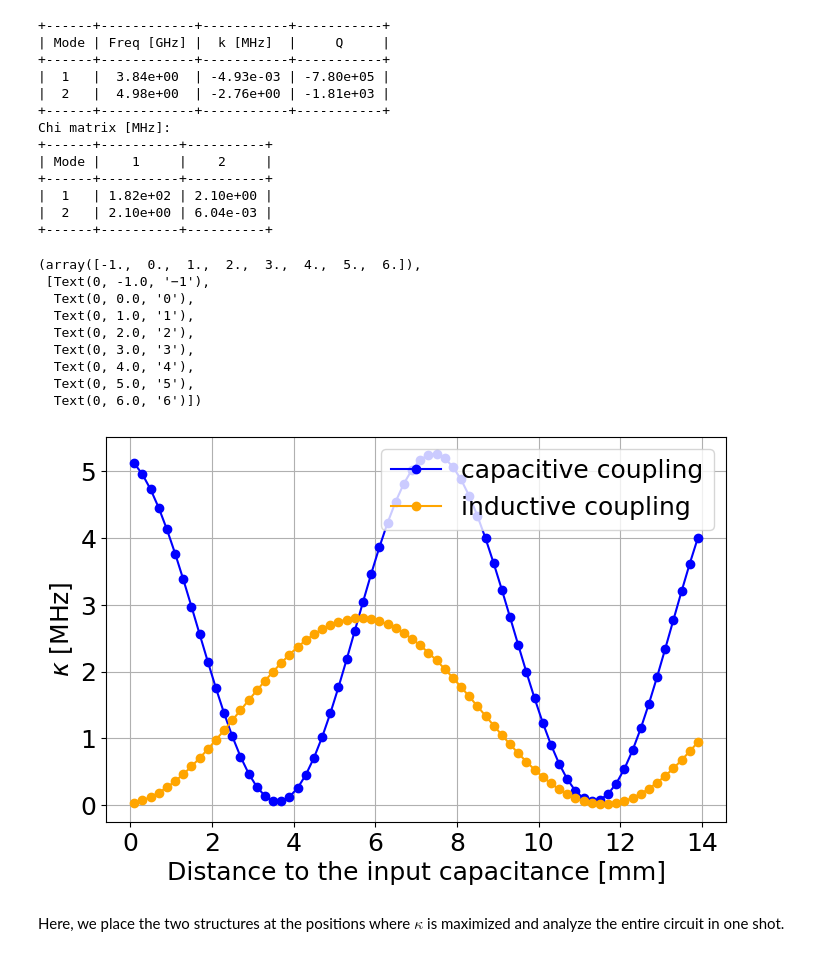
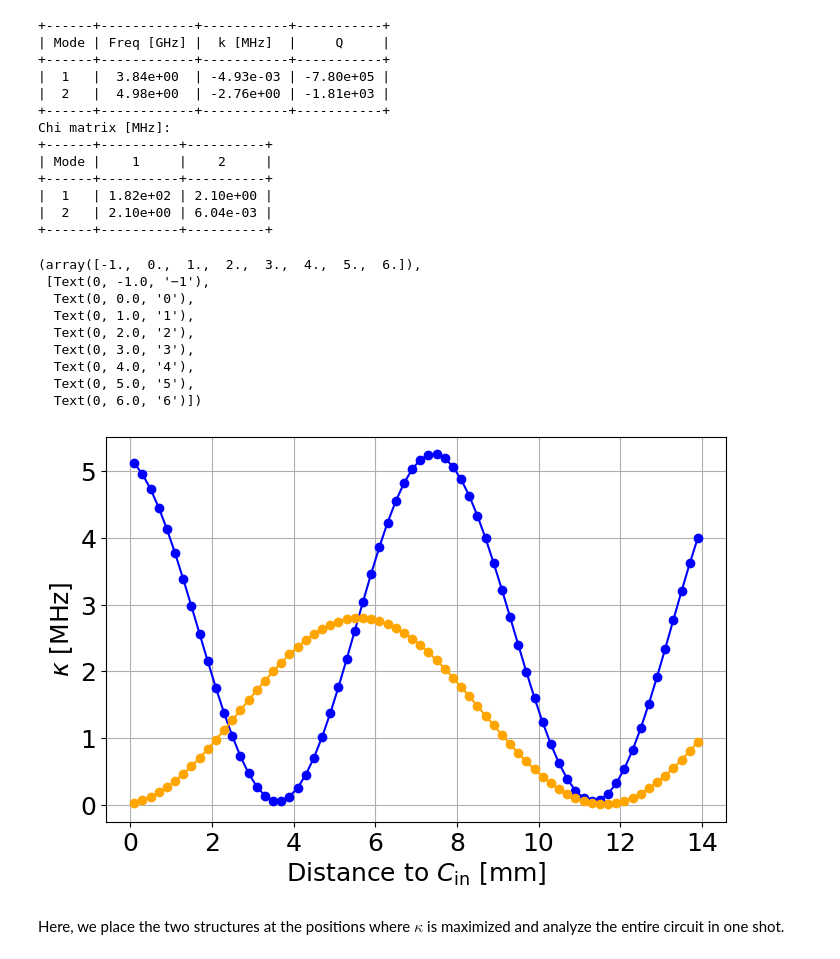
Before and after one commit to SimonaZaccaria/QuLTRA, a Jupyter notebook: tutorial/Coupling_qubits_to_feedline.ipynb, the cells around one changed output. Drawn from its saved outputs; the diff is of its cells as text; code cells hidden in the pictures.

```diff
--- a/tutorial/Coupling_qubits_to_feedline.ipynb
+++ b/tutorial/Coupling_qubits_to_feedline.ipynb
@@ -80,26 +80,26 @@ for li in l_l:
 # %%
 import matplotlib.pyplot as plt
 plt.figure(figsize=(8, 5))
-plt.plot(l_l, k1, 'o-', color='blue',label='capacitive coupling')
-plt.plot(l_l, k2, 'o-', color='orange',label='inductive coupling')
-plt.xlabel('Distance to the input capacitance [mm]', fontsize=18)
+plt.plot(l_l, k1, 'o-', color='blue',label='Structure 1')
+plt.plot(l_l, k2, 'o-', color='orange',label='Structure 2')
+plt.xlabel('Distance to $C_\mathrm{in}$ [mm]', fontsize=18)
 plt.ylabel('$\kappa$ [MHz]',fontsize=18)
 plt.grid(True)
 
-plt.legend(fontsize=18)
+#plt.legend(fontsize=18)
 plt.xticks(fontsize=18)
 plt.yticks(fontsize=18)
 # %% [output]
 (array([-1.,  0.,  1.,  2.,  3.,  4.,  5.,  6.]),
  [Text(0, -1.0, '−1'),
   Text(0, 0.0, '0'),
   Text(0, 1.0, '1'),
   Text(0, 2.0, '2'),
   Text(0, 3.0, '3'),
   Text(0, 4.0, '4'),
   Text(0, 5.0, '5'),
   Text(0, 6.0, '6')])
-[figure, old version]
+[figure, new version]
 # %% [markdown]
 Here, we place the two structures at the positions where $\kappa$ is maximized and analyze the entire circuit in one shot.
 # %%
```
